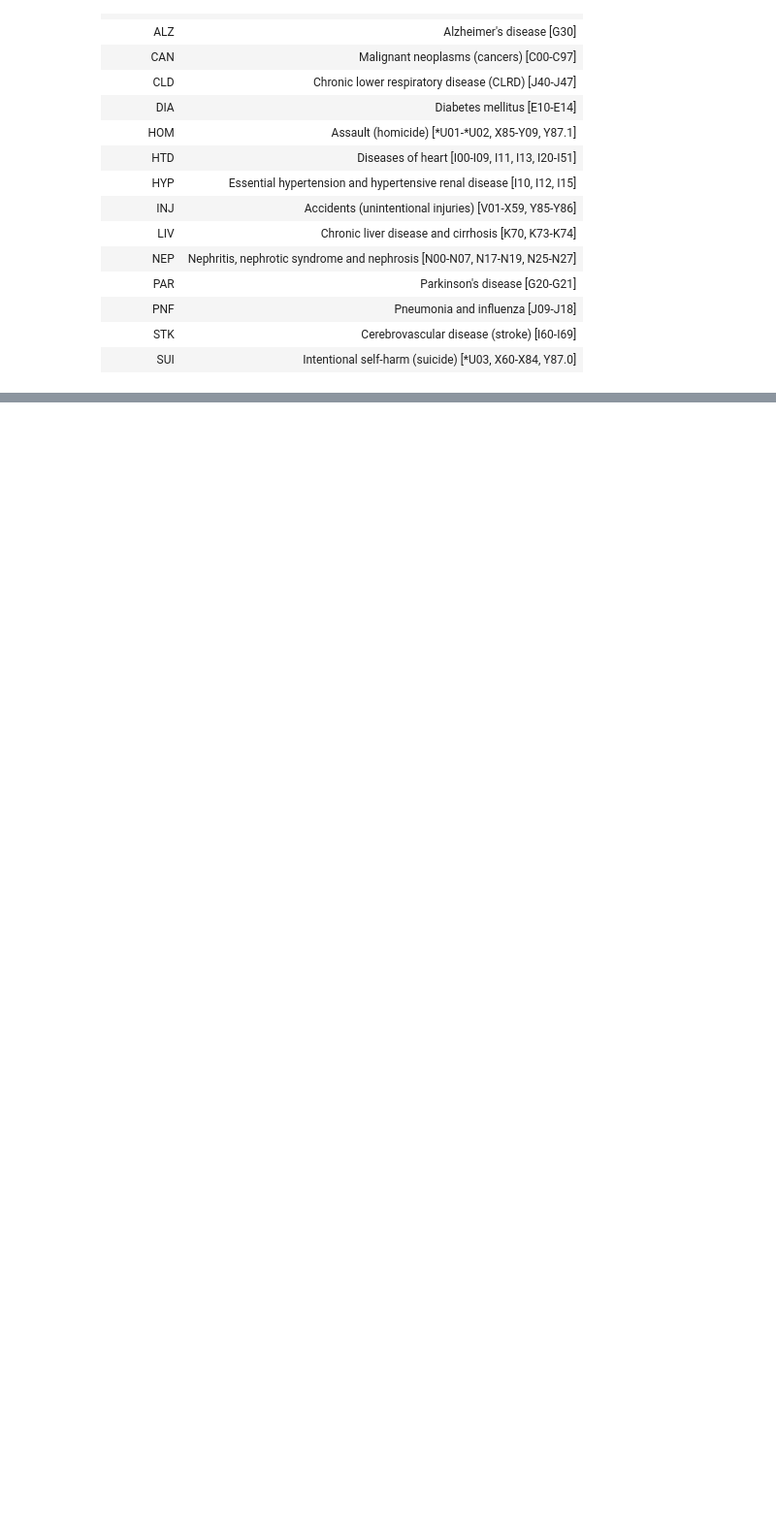
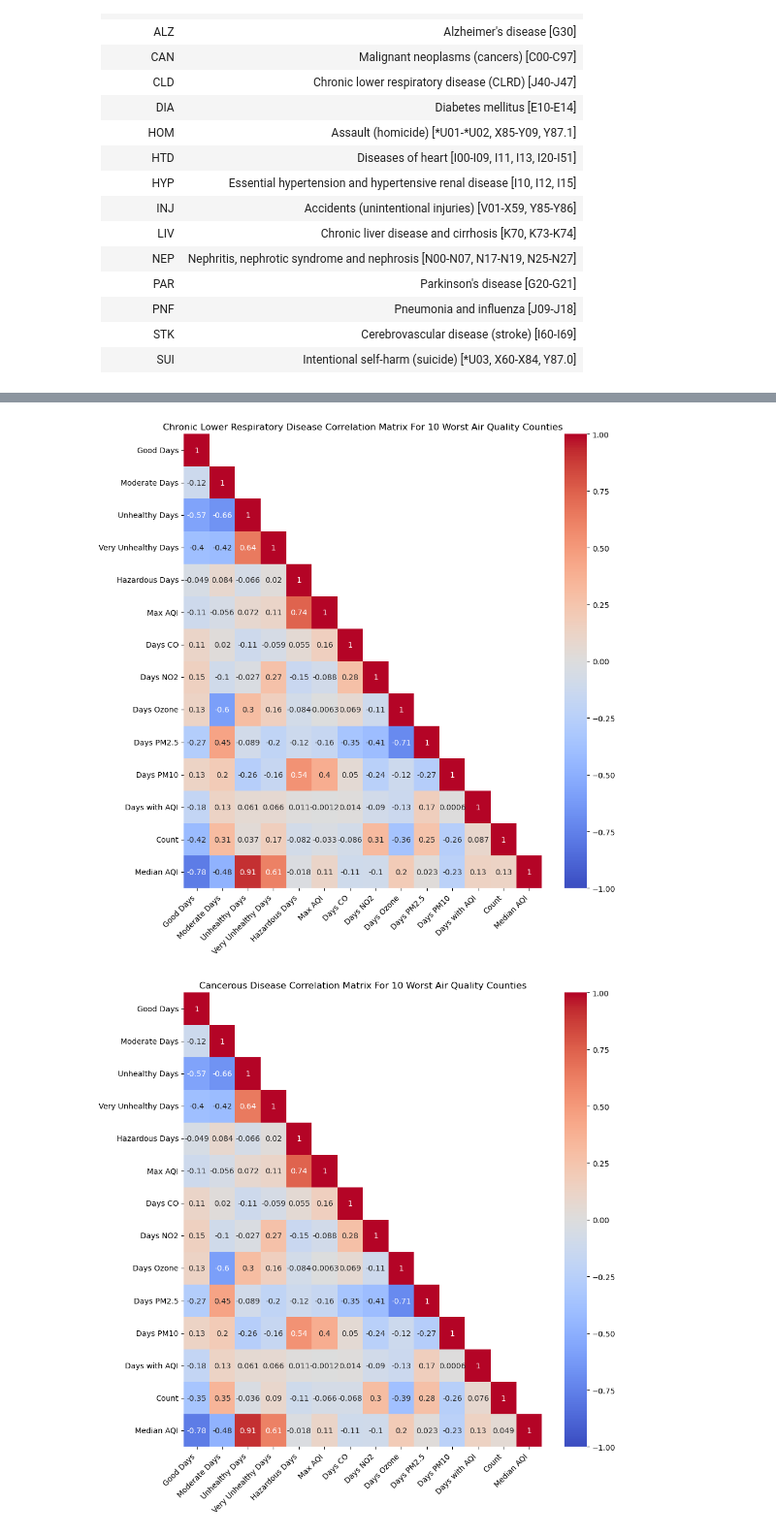
Before and after one commit to ralatorr/project_4, a Jupyter notebook: alexspradling.ipynb, the cells around one changed output, grey strips where cells are left out. Shown at 97% size. Cells and saved outputs as stored; diff of their text form; code cells hidden in the pictures; blank space fills up the shorter version.

```diff
--- a/alexspradling.ipynb
+++ b/alexspradling.ipynb
@@ -71,0 +113,6 @@ respiratory_diseases = ['CLD', 'CAN', 'PNF', 'HTD']
+# %%
+# create a df for each disease
+cld = mortality.query('Cause == "CLD" and Strata == "Total Population" and Geography_Type == "Residence"').copy()
+can = mortality.query('Cause == "CAN" and Strata == "Total Population" and Geography_Type == "Residence"').copy()
+pneumonia = mortality.query('Cause == "PNF" and Strata == "Total Population" and Geography_Type == "Residence"').copy()
+heart_disease = mortality.query('Cause == "HTD" and Strata == "Total Population" and Geography_Type == "Residence"').copy()
@@ -71,0 +136,6 @@ respiratory_diseases = ['CLD', 'CAN', 'PNF', 'HTD']
+# %%
+# impute missing values with 0
+cld.fillna(0, inplace=True)
+can.fillna(0, inplace=True)
+pneumonia.fillna(0, inplace=True)
+heart_disease.fillna(0, inplace=True)
@@ -98,0 +289,28 @@ plot_air_quality_by_county('Alameda', 'Unhealthy Days', respiratory_diseases)
+# %%
+# numeric columns in ca_df
+numeric_cols = ['Good Days', 'Moderate Days', 'Unhealthy Days', 'Very Unhealthy Days', 'Hazardous Days', 'Max AQI', 'Days CO', 'Days NO2', 'Days Ozone', 'Days PM2.5', 'Days PM10', 'Days with AQI', 'Count', 'Median AQI']
+
+# query for worst counties for each disease
+cld_corr = cld.query('County in @counties_worst_air_qual.index')[numeric_cols].corr()
+
+can_corr = can.query('County in @counties_worst_air_qual.index')[numeric_cols].corr()
+
+pneumonia_corr = pneumonia.query('County in @counties_worst_air_qual.index')[numeric_cols].corr()
+
+heart_disease_corr = heart_disease.query('County in @counties_worst_air_qual.index')[numeric_cols].corr()
+# %%
+
+# CLD
+get_correlation_plot(cld_corr, 'Chronic Lower Respiratory Disease Correlation Matrix For 10 Worst Air Quality Counties')
+
+# CAN
+get_correlation_plot(can_corr, 'Cancerous Disease Correlation Matrix For 10 Worst Air Quality Counties')
+
+# PNF
+get_correlation_plot(pneumonia_corr, 'Pneumonia Correlation Matrix For 10 Worst Air Quality Counties')
+
+# HTD
+get_correlation_plot(heart_disease_corr, 'Heart Disease Correlation Matrix For 10 Worst Air Quality Counties')
+# %% [output]
+[figure, added]
+[figure, added]
```
Also changed, not shown: parts of 22 cells of this notebook, 15 other files.
